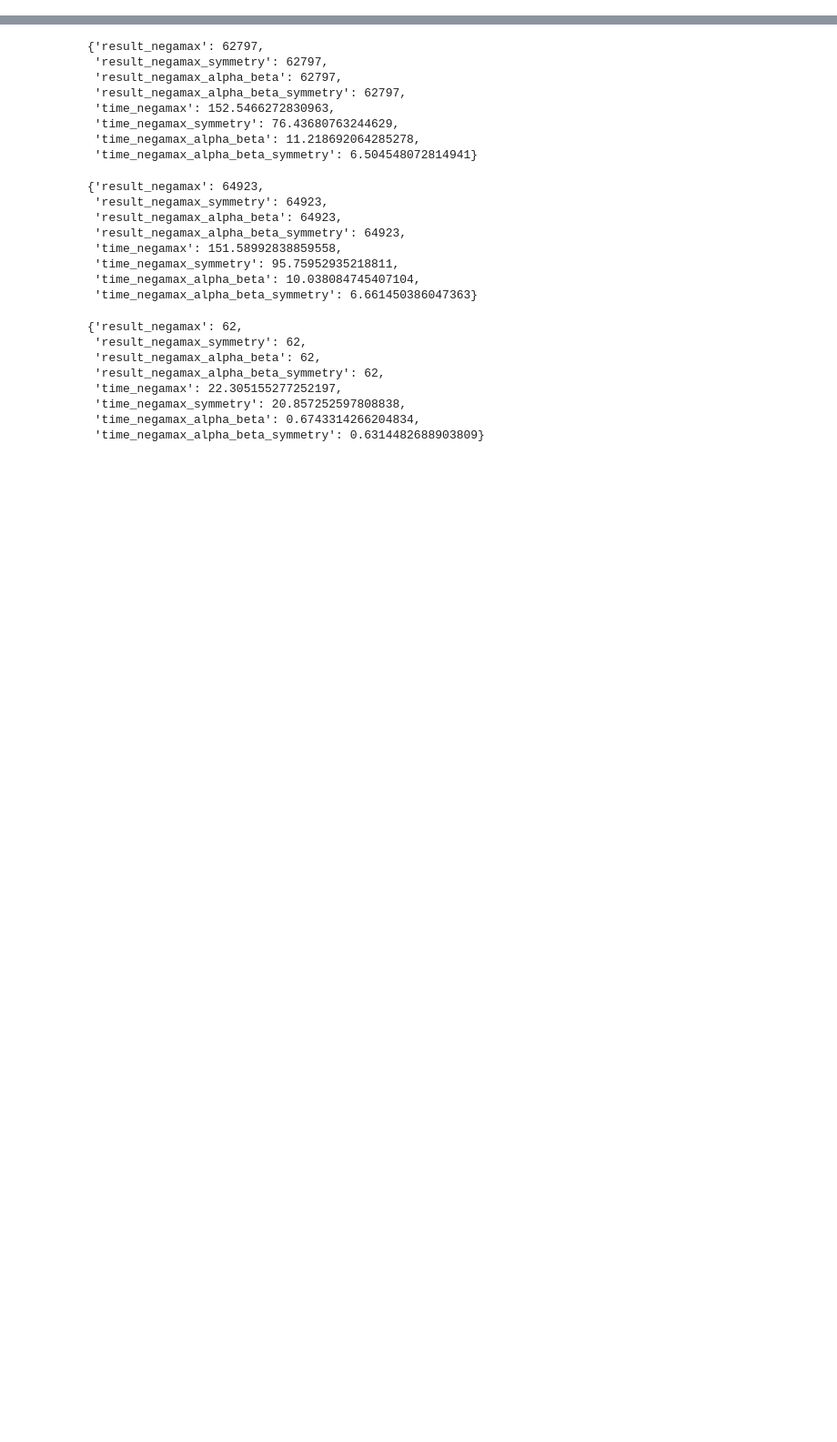
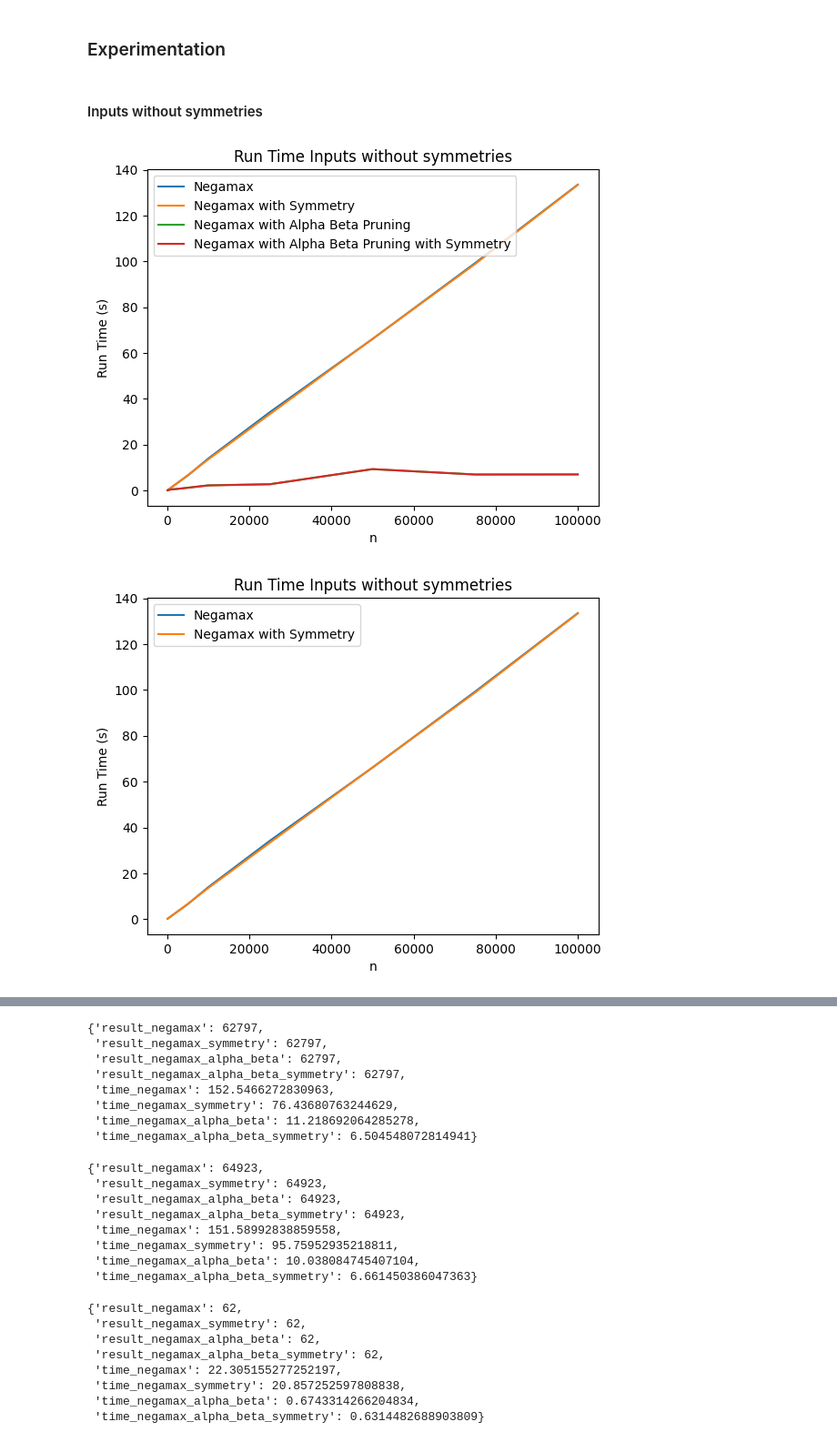
Before and after one commit to ptmdmusique/cs584-684-final, a Jupyter notebook: main.ipynb, the cells around one changed output, grey strips where cells are left out. Shown: that part at 91% size. Cells and saved outputs as stored; diff of their text form; code cells hidden in the pictures; blank space fills up the shorter version.

```diff
--- a/main.ipynb
+++ b/main.ipynb
@@ -34,14 +34,15 @@ import time
 
 
 class TreeNode:
-    def __init__(self, score):
+    def __init__(self, score, random_sleep=False):
         self.score = score
         self.active = True
+        self.random_sleep = random_sleep
 
     # These can actually be replaced with more complex logic representing the game in practice
     def compute_score(self, do_sleep=True):
         if do_sleep:
-            time.sleep(0.001)
+            time.sleep(random.uniform(0, 0.001) if self.random_sleep else 0.001)
         return self.score
 
     def get_score(self):
@@ -53,9 +54,9 @@ class TreeNode:
 DEFAULT_SCORE = -float("inf")
 # %%
 # Construct the tree (in array form) from the leaf scores, initialize the nodes with -1 as value
-def construct_tree_from_leaf_scores(leaf_scores: list[int]) -> list[TreeNode]:
+def construct_tree_from_leaf_scores(leaf_scores: list[int], random_sleep=False) -> list[TreeNode]:
     n = len(leaf_scores)
-    tree = [TreeNode(DEFAULT_SCORE) for _ in range(2 * n - 1)]
+    tree = [TreeNode(DEFAULT_SCORE, random_sleep) for _ in range(2 * n - 1)]
     for i in range(n):
         tree[n - 1 + i].score = leaf_scores[i]
     return tree
@@ -222,3 +216,46 @@ def run_all(tree: list[TreeNode], log_output = False):
             "time_negamax_alpha_beta": time_negamax_alpha_beta,
             "time_negamax_alpha_beta_symmetry": time_negamax_alpha_beta_symmetry
         }
+# %%
+import matplotlib.pyplot as plt
+
+def plot_graph(x, y, labels, input_type, x_label="n"):
+    for i in range(len(y)):
+        plt.plot(x, y[i], label=labels[i])
+
+    plt.xlabel(x_label)
+    plt.ylabel("Run Time (s)")
+    plt.title("Run Time {}".format(input_type))
+    plt.legend()
+    plt.show()
+# %% [markdown]
+### Experimentation
+# %% [markdown]
+#### Inputs without symmetries
+# %%
+n_list_no_symmetry = [100, 1000, 2500, 5000, 10000, 25000, 50000, 75000, 100000]
+labels = ["Negamax", "Negamax with Symmetry", "Negamax with Alpha Beta Pruning", "Negamax with Alpha Beta Pruning with Symmetry"]
+
+def run_all_and_plot(n_list, random_sleep):
+    results = []
+    for n in n_list:
+        leaf_scores = generate_leaf_scores(n)
+        tree = construct_tree_from_leaf_scores(leaf_scores, random_sleep)
+        result = run_all(tree)
+        results.append(result)
+
+    time_negamax = [result["time_negamax"] for result in results]
+    time_negamax_symmetry = [result["time_negamax_symmetry"] for result in results]
+    time_negamax_alpha_beta = [result["time_negamax_alpha_beta"] for result in results]
+    time_negamax_alpha_beta_symmetry = [result["time_negamax_alpha_beta_symmetry"] for result in results]
+
+    plot_graph(n_list, [time_negamax, time_negamax_symmetry, time_negamax_alpha_beta, time_negamax_alpha_beta_symmetry], labels, "Inputs without symmetries")
+    plot_graph(n_list, [time_negamax, time_negamax_symmetry], labels[:2], "Inputs without symmetries")
+    plot_graph(n_list, [time_negamax_alpha_beta, time_negamax_alpha_beta_symmetry], labels[2:], "Inputs without symmetries")
+
+    return results
+# %%
+results_fixed_sleep = run_all_and_plot(n_list_no_symmetry, False)
+# %% [output]
+[figure, added]
+[figure, added]
```
Also changed, not shown: parts of 18 cells of this notebook.
